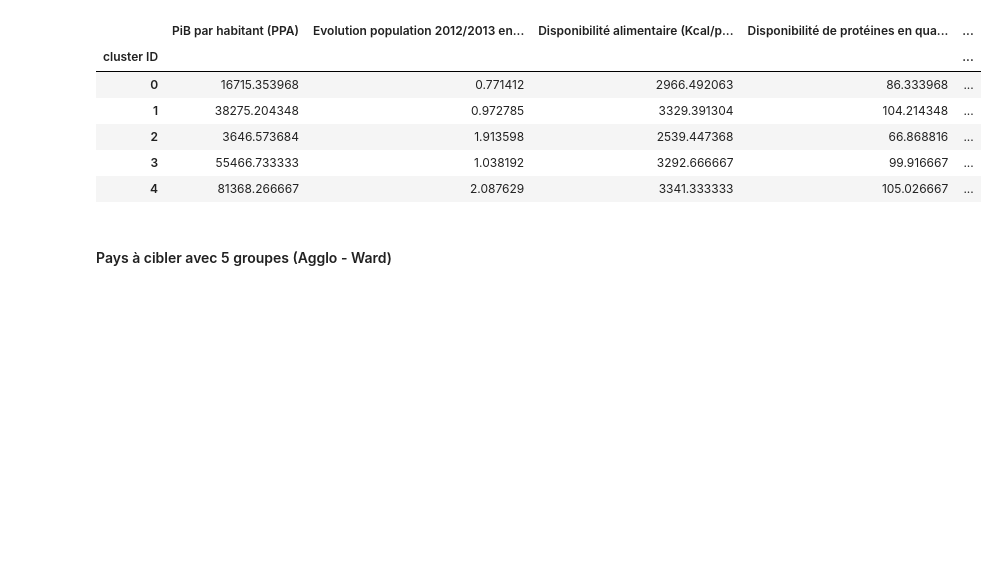
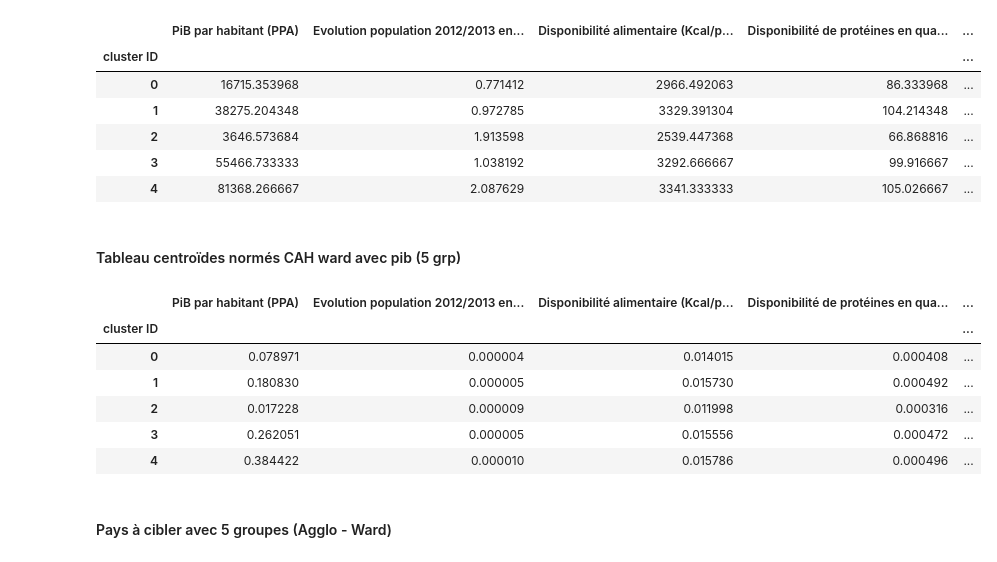
Before and after one commit to Silvock/project_5_prod_market_study, a Jupyter notebook: notebook/Exercice5-final.ipynb, the cells around one changed output. Drawn from its saved outputs; the diff is of its cells as text; code cells hidden in the pictures; blank space fills up the shorter version.

```diff
--- a/notebook/Exercice5-final.ipynb
+++ b/notebook/Exercice5-final.ipynb
@@ -856,6 +883,21 @@ df_group_centroid_ward_5_grp
 | 2 | 3646.573684 | 1.913598 | 2539.447368 | 66.868816 | ... |
 | 3 | 55466.733333 | 1.038192 | 3292.666667 | 99.916667 | ... |
 | 4 | 81368.266667 | 2.087629 | 3341.333333 | 105.026667 | ... |
+# %% [markdown]
+#### Tableau centroïdes normés CAH ward avec pib (5 grp)
+# %%
+df_group_centroid_ward_norm_5_grp = df_group_centroid_ward_5_grp.copy()
+total_tab = df_group_centroid_ward_norm_5_grp.sum().sum()
+df_group_centroid_ward_norm_5_grp = df_group_centroid_ward_norm_5_grp/total_tab
+df_group_centroid_ward_norm_5_grp
+# %% [output]
+|  | PiB par habitant (PPA) | Evolution population 2012/2013 en... | Disponibilité alimentaire (Kcal/p... | Disponibilité de protéines en qua... | ... |
+| cluster ID |  |  |  |  | ... |
+| 0 | 0.078971 | 0.000004 | 0.014015 | 0.000408 | ... |
+| 1 | 0.180830 | 0.000005 | 0.015730 | 0.000492 | ... |
+| 2 | 0.017228 | 0.000009 | 0.011998 | 0.000316 | ... |
+| 3 | 0.262051 | 0.000005 | 0.015556 | 0.000472 | ... |
+| 4 | 0.384422 | 0.000010 | 0.015786 | 0.000496 | ... |
 # %% [markdown]
 #### Pays à cibler avec 5 groupes (Agglo - Ward)
 # %%
```
Also changed, not shown: parts of 27 cells of this notebook, 32 other files.
